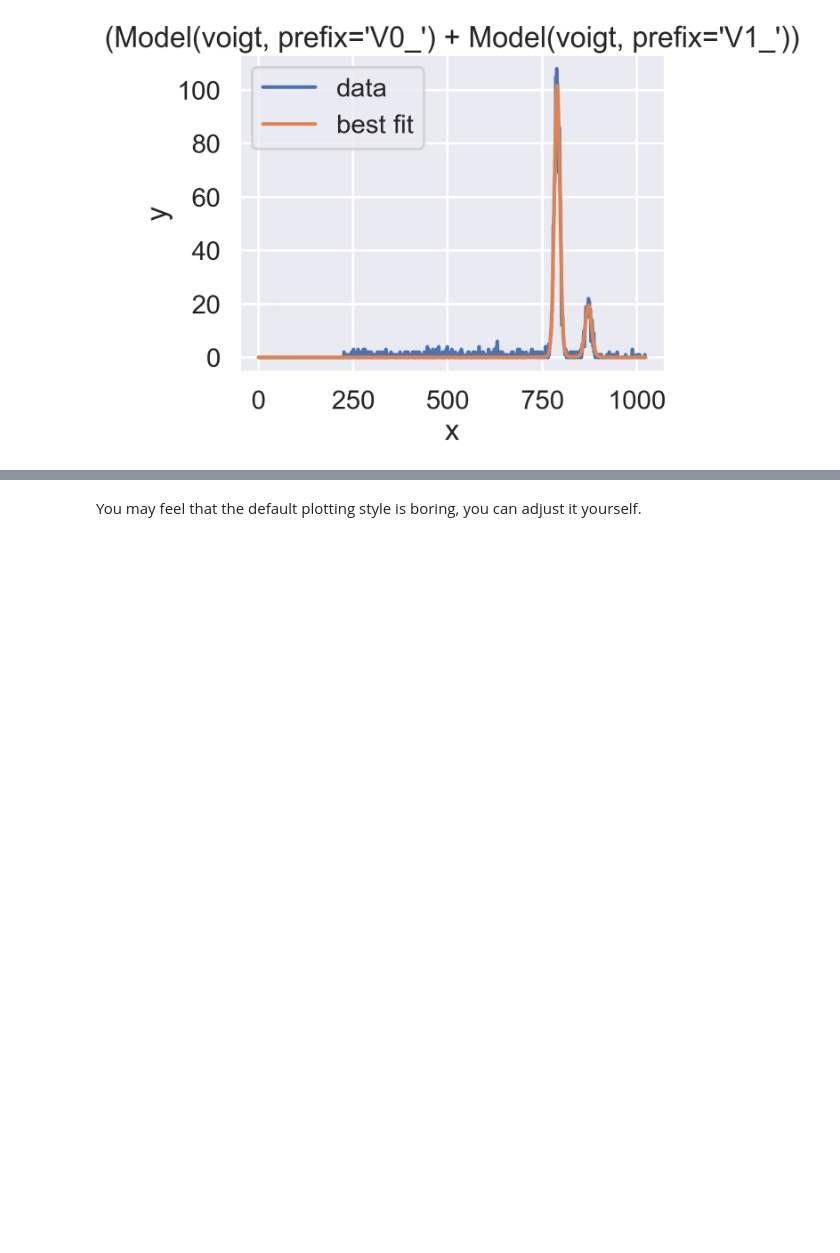
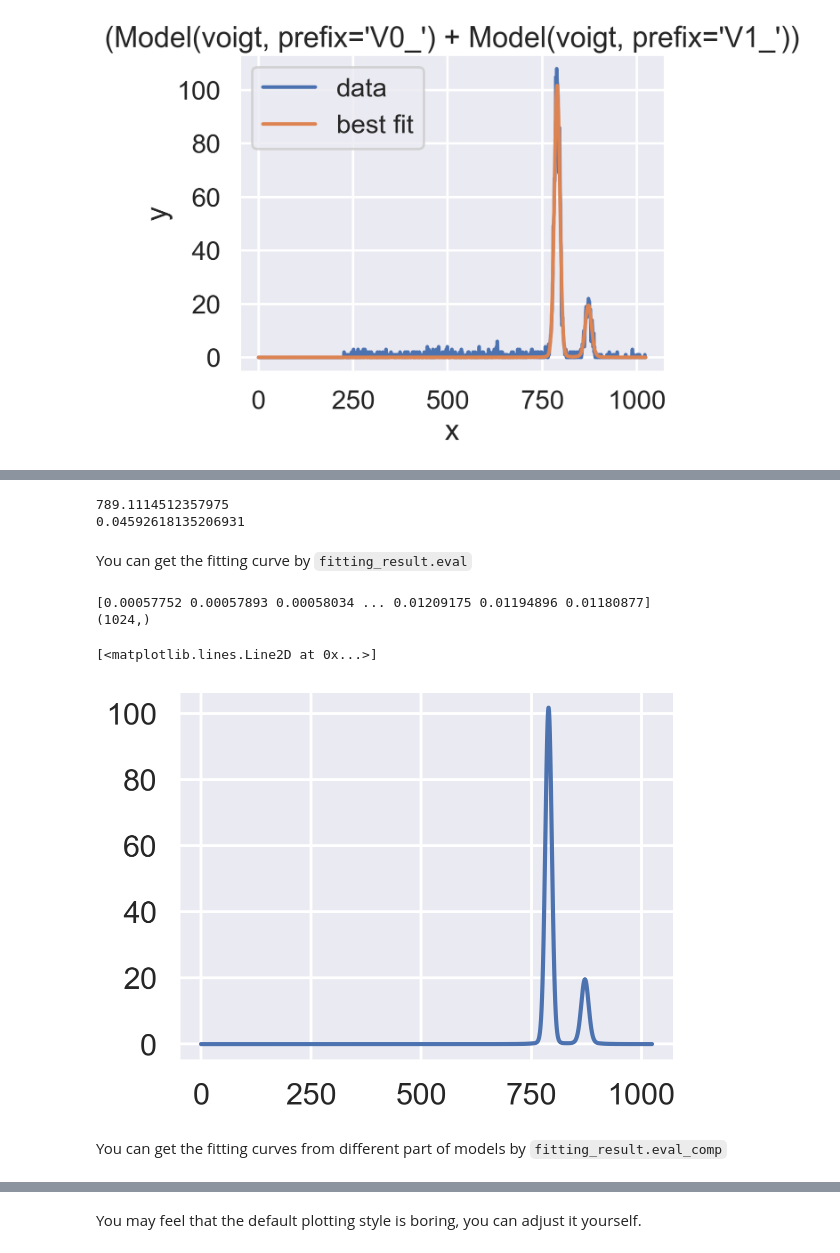
Before and after one commit to Xuanyiyiren/Intersting-things, a Jupyter notebook: mutil_peak_fitting/peak_fitting.ipynb, the cells around one changed output, grey strips where cells are left out. Drawn from its saved outputs; the diff is of its cells as text; code cells hidden in the pictures; blank space fills up the shorter version.

```diff
--- a/mutil_peak_fitting/peak_fitting.ipynb
+++ b/mutil_peak_fitting/peak_fitting.ipynb
@@ -145,0 +165,24 @@ print(fitting_result.fit_report())
+# %%
+print(fitting_result.params['V0_center'].value)
+print(fitting_result.params['V0_center'].stderr)
+# %% [output]
+789.1114512357975
+0.04592618135206931
+# %% [markdown]
+You can get the fitting curve by `fitting_result.eval`
+# %%
+# If don't give parameters, the fitting curve is based on your xdata.
+print(fitting_result.eval())
+print(fitting_result.eval().shape)
+# %% [output]
+[0.00057752 0.00057893 0.00058034 ... 0.01209175 0.01194896 0.01180877]
+(1024,)
+# %%
+# But you can get the fitting curve based on a more exact xdata you want
+x = np.linspace(0,1024,10000)
+plt.plot(x,fitting_result.eval(x=x))
+# %% [output]
+[<matplotlib.lines.Line2D at 0x...>]
+[figure, added]
+# %% [markdown]
+You can get the fitting curves from different part of models by `fitting_result.eval_comp`
```
Also changed, not shown: parts of 8 cells of this notebook.
